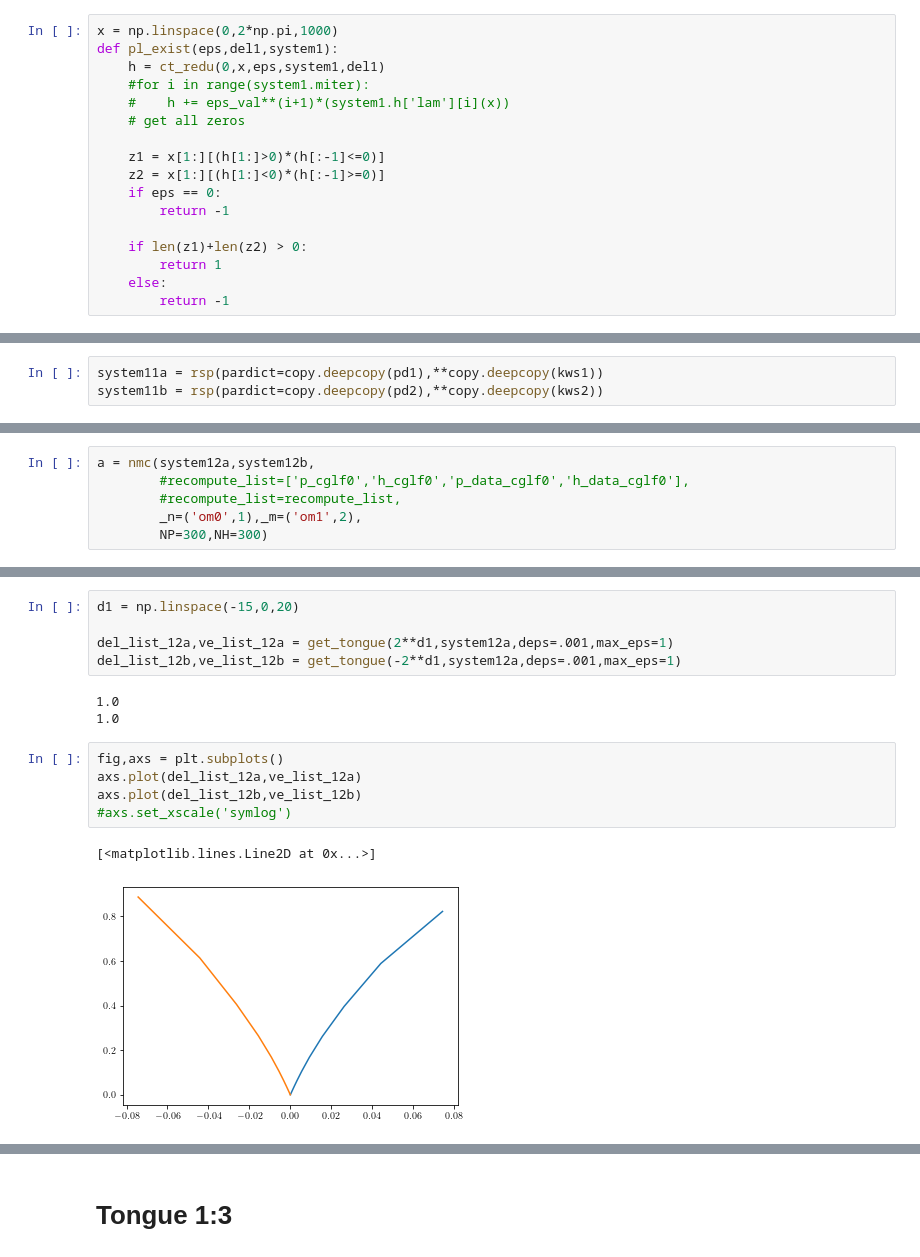
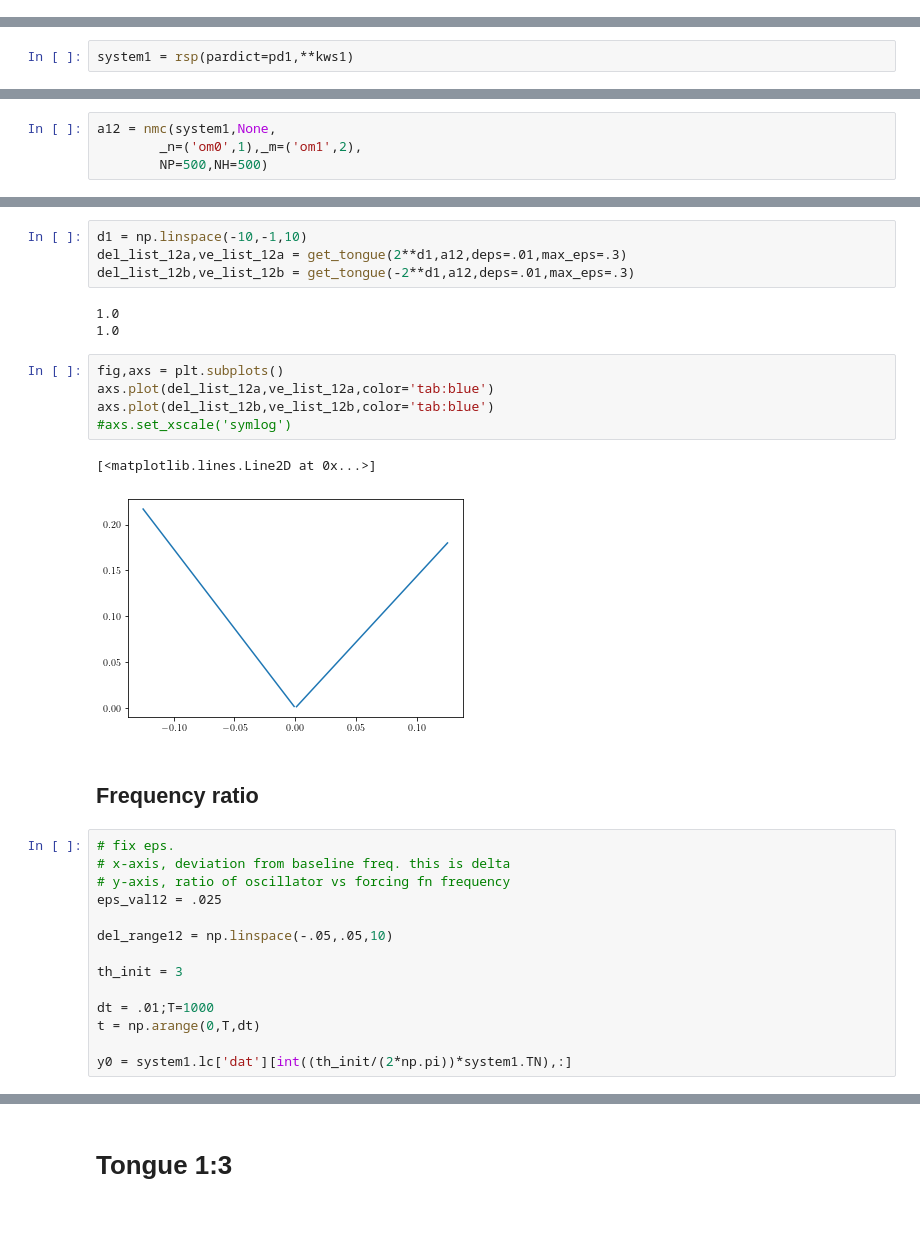
Before and after one commit to youngmp/nm, a Jupyter notebook: jupyter/check_tongues_thal1.ipynb, the cells around one changed output, grey strips where cells are left out. Saved outputs shown, nothing was run; the diff lists cells and outputs as text; blank space fills up the shorter version.

```diff
--- a/jupyter/check_tongues_thal1.ipynb
+++ b/jupyter/check_tongues_thal1.ipynb
@@ -84,17 +159,0 @@ def ct_full(t,y,eps,pd1,pd2,del1,system2):
-# %%
-x = np.linspace(0,2*np.pi,1000)
-def pl_exist(eps,del1,system1):
-    h = ct_redu(0,x,eps,system1,del1)
-    #for i in range(system1.miter):
-    #    h += eps_val**(i+1)*(system1.h['lam'][i](x))
-    # get all zeros
-
-    z1 = x[1:][(h[1:]>0)*(h[:-1]<=0)]
-    z2 = x[1:][(h[1:]<0)*(h[:-1]>=0)]
-    if eps == 0:
-        return -1
-
-    if len(z1)+len(z2) > 0:
-        return 1
-    else:
-        return -1
@@ -135,5 +261,4 @@ def get_phase(sol_full,skipn,system1):
 # %%
-system11a = rsp(pardict=copy.deepcopy(pd1),**copy.deepcopy(kws1))
-system11b = rsp(pardict=copy.deepcopy(pd2),**copy.deepcopy(kws2))
+system1 = rsp(pardict=pd1,**kws1)
 # %% [output]
 * Loading LC data...
@@ -246,7 +447,5 @@ system12b = rsp(pardict=copy.deepcopy(pd2),**copy.deepcopy(kws2))
 # %%
-a = nmc(system12a,system12b,
-        #recompute_list=['p_cglf0','h_cglf0','p_data_cglf0','h_data_cglf0'],
-        #recompute_list=recompute_list,
+a12 = nmc(system1,None,
         _n=('om0',1),_m=('om1',2),
-        NP=300,NH=300)
+        NP=500,NH=500)
 # %% [output]
@@ -261,16 +471,31 @@ a = nmc(system12a,system12b,
 # %%
-d1 = np.linspace(-15,0,20)
-
-del_list_12a,ve_list_12a = get_tongue(2**d1,system12a,deps=.001,max_eps=1)
-del_list_12b,ve_list_12b = get_tongue(-2**d1,system12a,deps=.001,max_eps=1)
+d1 = np.linspace(-10,-1,10)
+del_list_12a,ve_list_12a = get_tongue(2**d1,a12,deps=.01,max_eps=.3)
+del_list_12b,ve_list_12b = get_tongue(-2**d1,a12,deps=.01,max_eps=.3)
 # %% [output]
 1.0
 1.0
 # %%
 fig,axs = plt.subplots()
-axs.plot(del_list_12a,ve_list_12a)
-axs.plot(del_list_12b,ve_list_12b)
+axs.plot(del_list_12a,ve_list_12a,color='tab:blue')
+axs.plot(del_list_12b,ve_list_12b,color='tab:blue')
 #axs.set_xscale('symlog')
 # %% [output]
 [<matplotlib.lines.Line2D at 0x...>]
-[figure, old version]
+[figure, new version]
+# %% [markdown]
+## Frequency ratio
+# %%
+# fix eps.
+# x-axis, deviation from baseline freq. this is delta
+# y-axis, ratio of oscillator vs forcing fn frequency
+eps_val12 = .025
+
+del_range12 = np.linspace(-.05,.05,10)
+
+th_init = 3
+
+dt = .01;T=1000
+t = np.arange(0,T,dt)
+
+y0 = system1.lc['dat'][int((th_init/(2*np.pi))*system1.TN),:]
```
Also changed, not shown: parts of 146 cells of this notebook, 8 other files.
